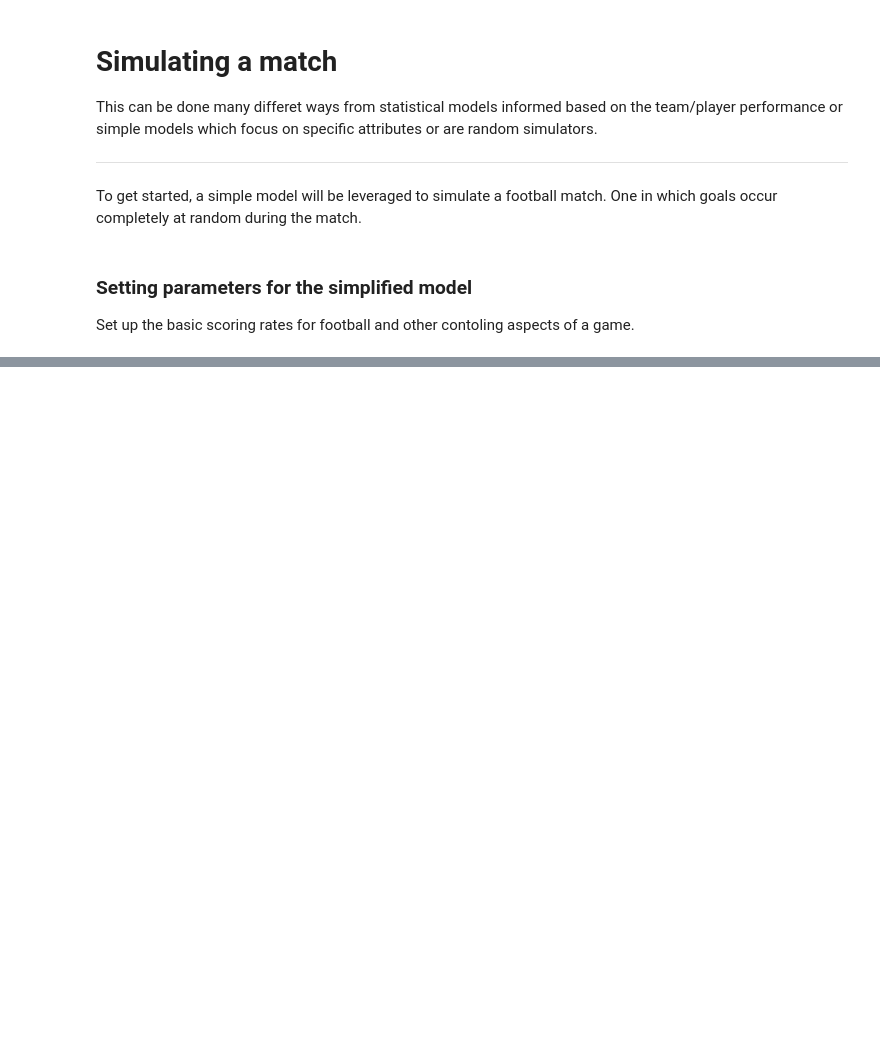
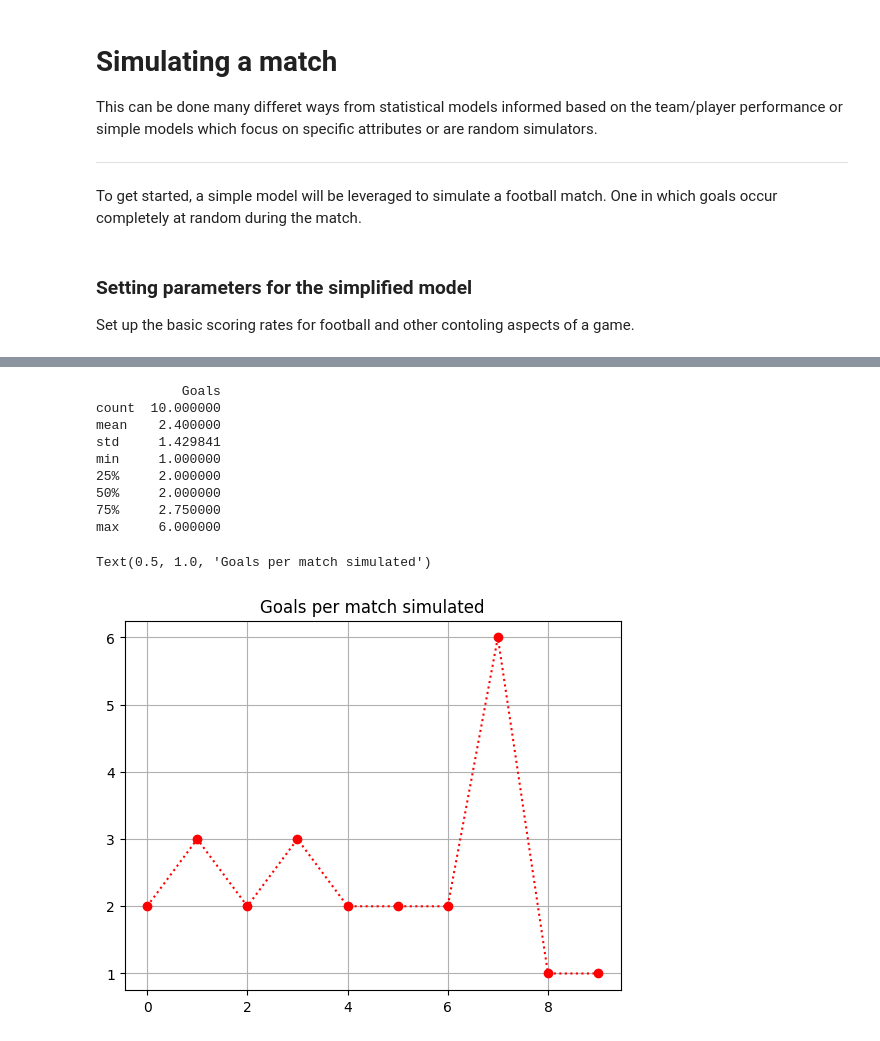
Before and after one commit to khoffLSU/footy_analytics, a Jupyter notebook: Simulating Matches.ipynb, the cells around one changed output, grey strips where cells are left out. Cells and saved outputs as stored; diff of their text form; code cells hidden in the pictures; blank space fills up the shorter version.

```diff
--- a/Simulating Matches.ipynb
+++ b/Simulating Matches.ipynb
@@ -24,0 +29,25 @@ The probability of a goal per minute is 0.03100.
+# %%
+def sim_match(match_minutes:int=90, show:bool=False, ):
+    '''Simulate a soccer match without stipulating team details'''
+
+    #Count of the number of goals
+    goals=0
+
+    for minute in range(match_minutes):
+        r=rnd.rand(1,1) # Generate a random number between 0 and 1.
+
+        # Prints an X when there is a goal and a zero otherwise.
+        if (r < prob_per_minute):
+            if show:
+                print('X', end = ' ') #Goal - if the random number is less than the goal probability.
+                time.sleep(0.3)  #Longer pause
+            goals+=1
+
+        else:
+            if show:
+                print('o', end = ' ')
+                time.sleep(0.1)  #Short pause
+
+    if show:
+        print('Final whistle. \n \nThere were ' + str(goals) + ' goals.')
+    return goals
@@ -24,0 +61,20 @@ The probability of a goal per minute is 0.03100.
+# %%
+G=pd.DataFrame([sim_match() for i in range(10)], columns=['Goals'])
+
+print(G.describe())
+fig, ax = plt.subplots()
+G.Goals.plot(style='r:o', ax=ax)
+ax.grid(True)
+ax.set_title('Goals per match simulated')
+# %% [output]
+           Goals
+count  10.000000
+mean    2.400000
+std     1.429841
+min     1.000000
+25%     2.000000
+50%     2.000000
+75%     2.750000
+max     6.000000
+Text(0.5, 1.0, 'Goals per match simulated')
+[figure, added]
```
Also changed, not shown: parts of 8 cells of this notebook.
